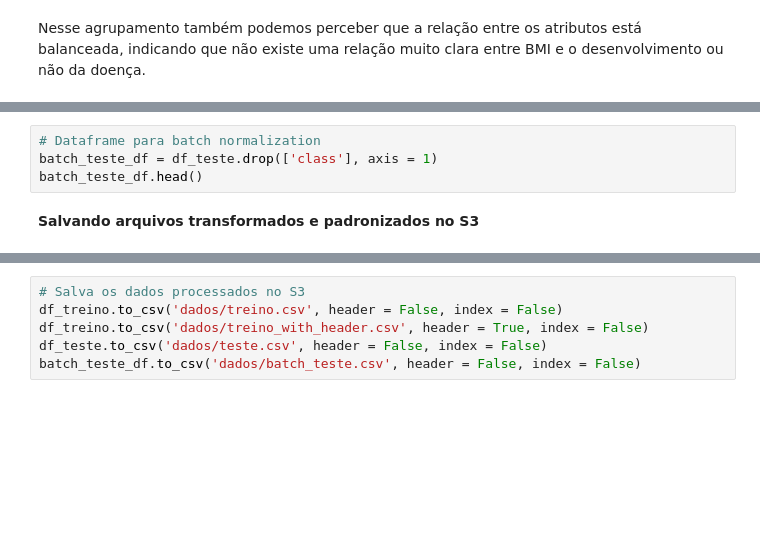
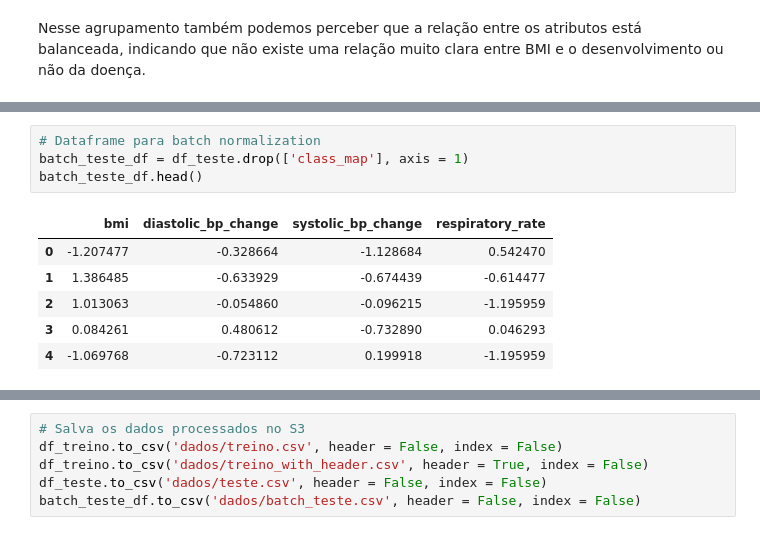
Before and after one commit to Krupique/challenges-kaggle, a Jupyter notebook: challenges/15_BloodPressurePredictor/01-CargaPrepDados.ipynb, the cells around one changed output, grey strips where cells are left out. Cells and saved outputs as stored; diff of their text form; blank space fills up the shorter version.

```diff
--- a/challenges/15_BloodPressurePredictor/01-CargaPrepDados.ipynb
+++ b/challenges/15_BloodPressurePredictor/01-CargaPrepDados.ipynb
@@ -768,6 +815,11 @@ df_teste.head()
 # %%
 # Dataframe para batch normalization
-batch_teste_df = df_teste.drop(['class'], axis = 1)
+batch_teste_df = df_teste.drop(['class_map'], axis = 1)
 batch_teste_df.head()
+# %% [output]
+|  | bmi | diastolic_bp_change | systolic_bp_change | respiratory_rate |
+| 0 | -1.207477 | -0.328664 | -1.128684 | 0.542470 |
+| 1 | 1.386485 | -0.633929 | -0.674439 | -0.614477 |
+| 2 | 1.013063 | -0.054860 | -0.096215 | -1.195959 |
+| 3 | 0.084261 | 0.480612 | -0.732890 | 0.046293 |
+| 4 | -1.069768 | -0.723112 | 0.199918 | -1.195959 |
-# %% [markdown]
-**Salvando arquivos transformados e padronizados no S3**
```
Also changed, not shown: parts of 39 cells of this notebook, 7 other files.
